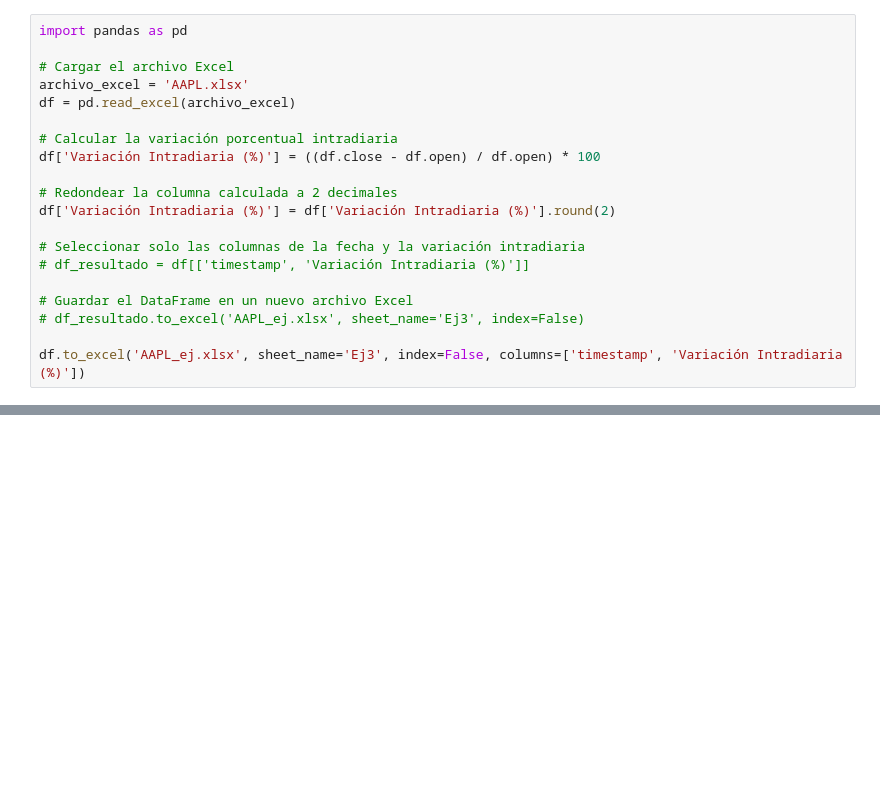
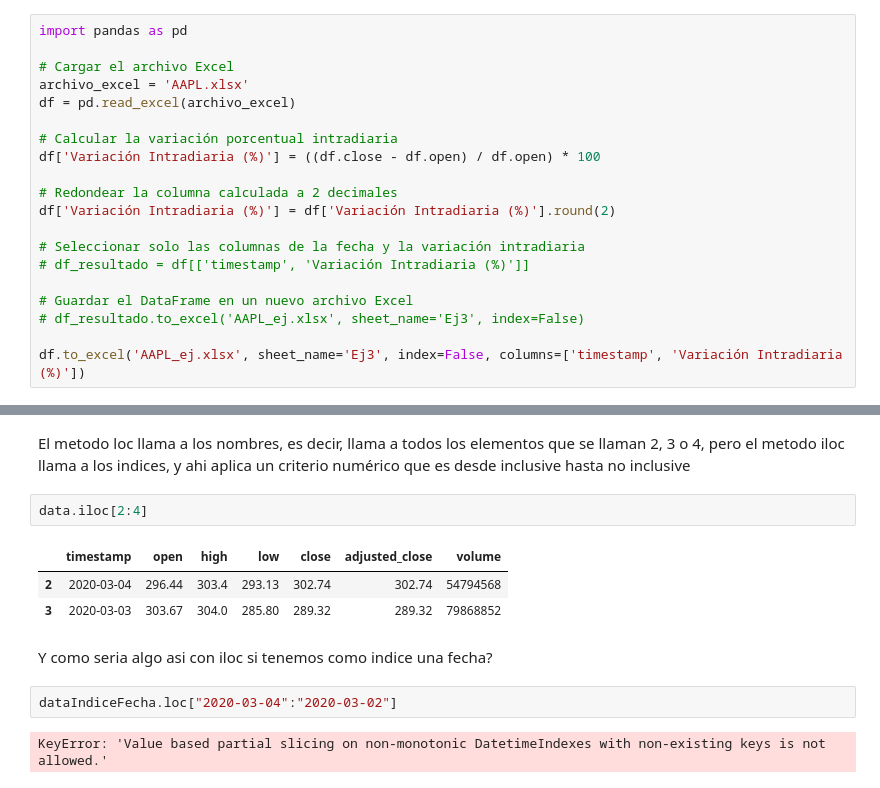
Before and after one commit to alanshalem/python-finanzas-quant, a Jupyter notebook: t[1] Pandas DataFrames/003_creacion_dataframe_de_cero/003_creacion_dataframe_de_cero.ipynb, the cells around one changed output, grey strips where cells are left out. Cells and saved outputs as stored; diff of their text form; blank space fills up the shorter version.

```diff
--- a/t[1] Pandas DataFrames/003_creacion_dataframe_de_cero/003_creacion_dataframe_de_cero.ipynb
+++ b/t[1] Pandas DataFrames/003_creacion_dataframe_de_cero/003_creacion_dataframe_de_cero.ipynb
@@ -210,0 +333,14 @@ df.to_excel('AAPL_ej.xlsx', sheet_name='Ej3', index=False, columns=['timestamp',
+# %% [markdown]
+El metodo loc llama a los nombres, es decir, llama a todos los elementos que se llaman 2, 3 o 4, pero el metodo iloc llama a los indices, y ahi aplica un criterio numérico que es desde inclusive hasta no inclusive
+# %%
+data.iloc[2:4]
+# %% [output]
+|  | timestamp | open | high | low | close | adjusted_close | volume |
+| 2 | 2020-03-04 | 296.44 | 303.4 | 293.13 | 302.74 | 302.74 | 54794568 |
+| 3 | 2020-03-03 | 303.67 | 304.0 | 285.80 | 289.32 | 289.32 | 79868852 |
+# %% [markdown]
+Y como seria algo asi con iloc si tenemos como indice una fecha?
+# %%
+dataIndiceFecha.loc["2020-03-04":"2020-03-02"]
+# %% [output]
+KeyError: 'Value based partial slicing on non-monotonic DatetimeIndexes with non-existing keys is not allowed.'
```
Also changed, not shown: parts of 16 cells of this notebook, 1 other file.
